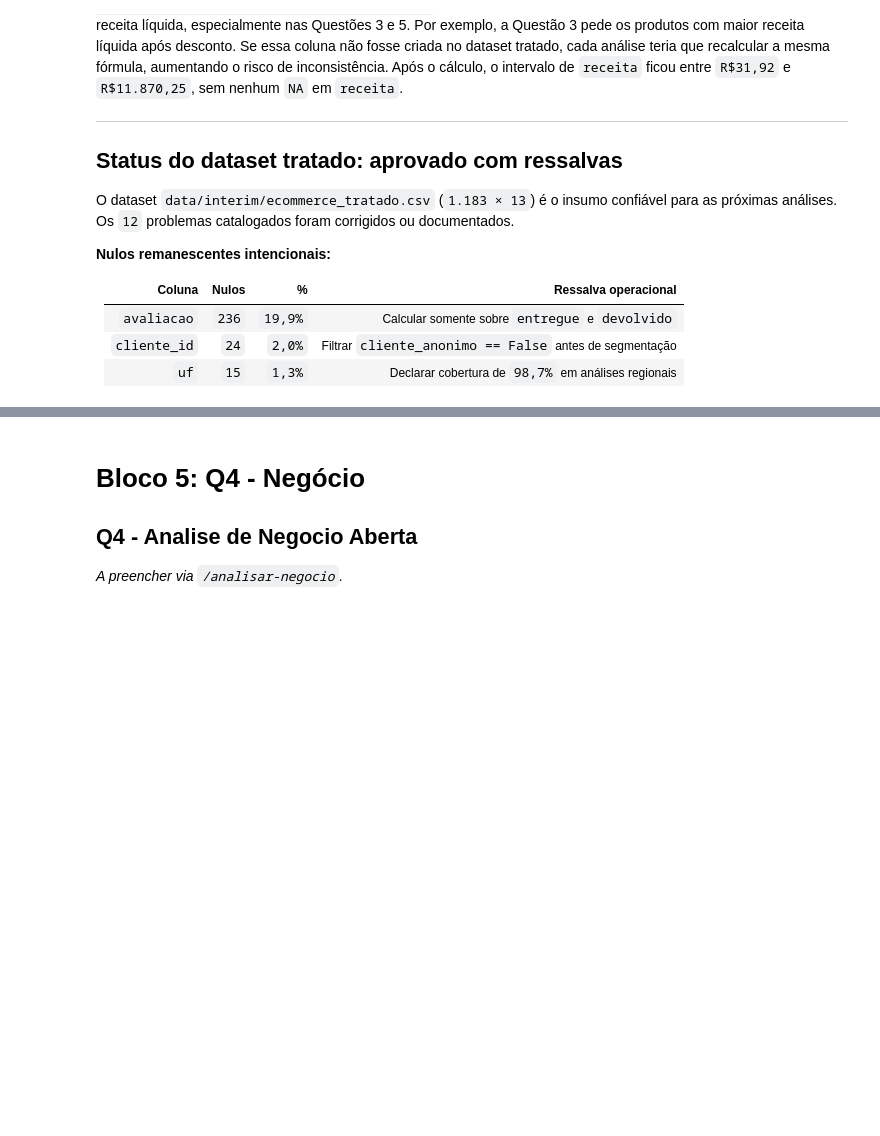
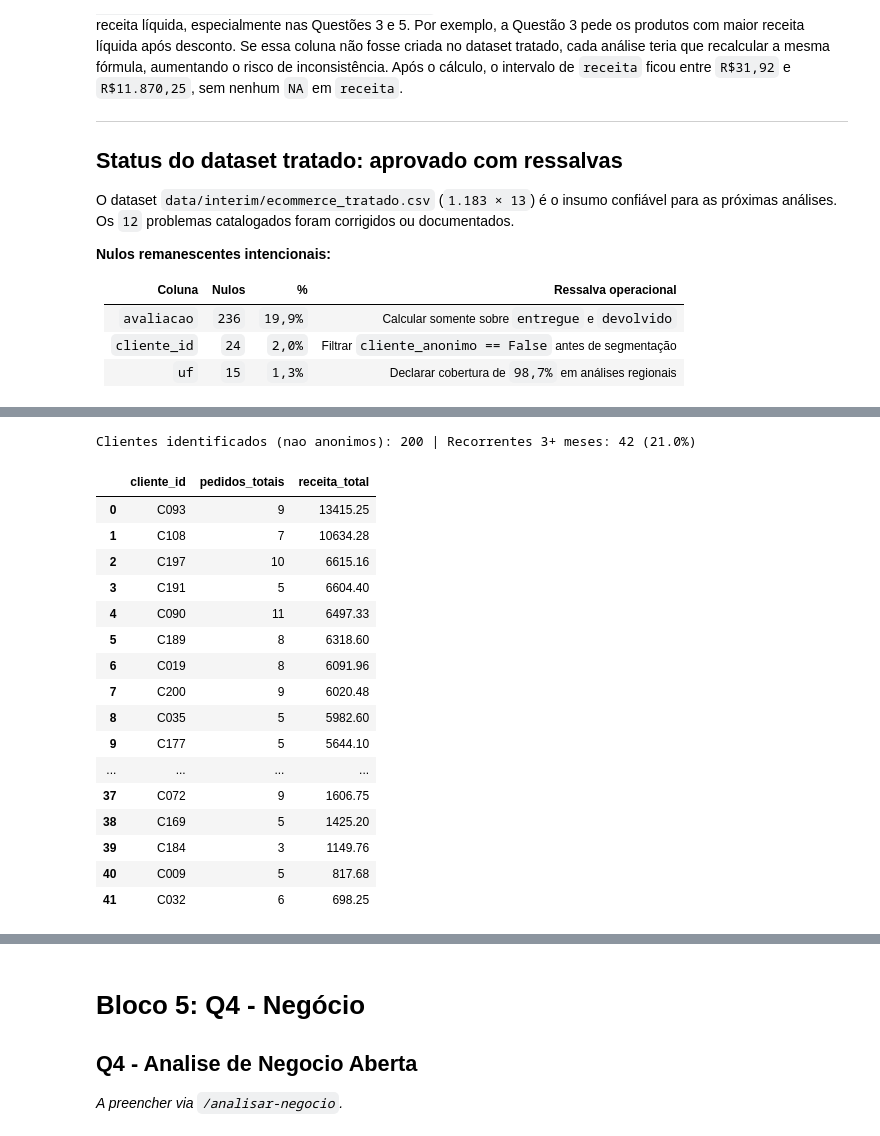
Before and after one commit to diogorblessa/projeto-analise-dados-DuckDB, a Jupyter notebook: notebooks/case_techshop.ipynb, the cells around one changed output, grey strips where cells are left out. Drawn from its saved outputs; the diff is of its cells as text; code cells hidden in the pictures; blank space fills up the shorter version.

```diff
--- a/notebooks/case_techshop.ipynb
+++ b/notebooks/case_techshop.ipynb
@@ -571,0 +807,29 @@ _A preencher via `/consultar-sql`._
+# %%
+# Q3.c - Clientes com pedidos em pelo menos 3 meses consecutivos
+sql_q3c = (SQL_DIR / "q3_c_clientes_recorrentes.sql").read_text(encoding="utf-8")
+clientes_recorrentes = con.sql(sql_q3c).df()
+
+total_clientes_identificados = df.loc[~df["cliente_anonimo"], "cliente_id"].nunique()
+qtd_recorrentes = len(clientes_recorrentes)
+pct_recorrentes = round(100 * qtd_recorrentes / total_clientes_identificados, 2) if total_clientes_identificados else 0.0
+print(f"Clientes identificados (nao anonimos): {total_clientes_identificados} | Recorrentes 3+ meses: {qtd_recorrentes} ({pct_recorrentes}%)")
+display(clientes_recorrentes)
+# %% [output]
+Clientes identificados (nao anonimos): 200 | Recorrentes 3+ meses: 42 (21.0%)
+|  | cliente_id | pedidos_totais | receita_total |
+| 0 | C093 | 9 | 13415.25 |
+| 1 | C108 | 7 | 10634.28 |
+| 2 | C197 | 10 | 6615.16 |
+| 3 | C191 | 5 | 6604.40 |
+| 4 | C090 | 11 | 6497.33 |
+| 5 | C189 | 8 | 6318.60 |
+| 6 | C019 | 8 | 6091.96 |
+| 7 | C200 | 9 | 6020.48 |
+| 8 | C035 | 5 | 5982.60 |
+| 9 | C177 | 5 | 5644.10 |
+| ... | ... | ... | ... |
+| 37 | C072 | 9 | 1606.75 |
+| 38 | C169 | 5 | 1425.20 |
+| 39 | C184 | 3 | 1149.76 |
+| 40 | C009 | 5 | 817.68 |
+| 41 | C032 | 6 | 698.25 |
```
Also changed, not shown: parts of 12 cells of this notebook, 7 other files.
